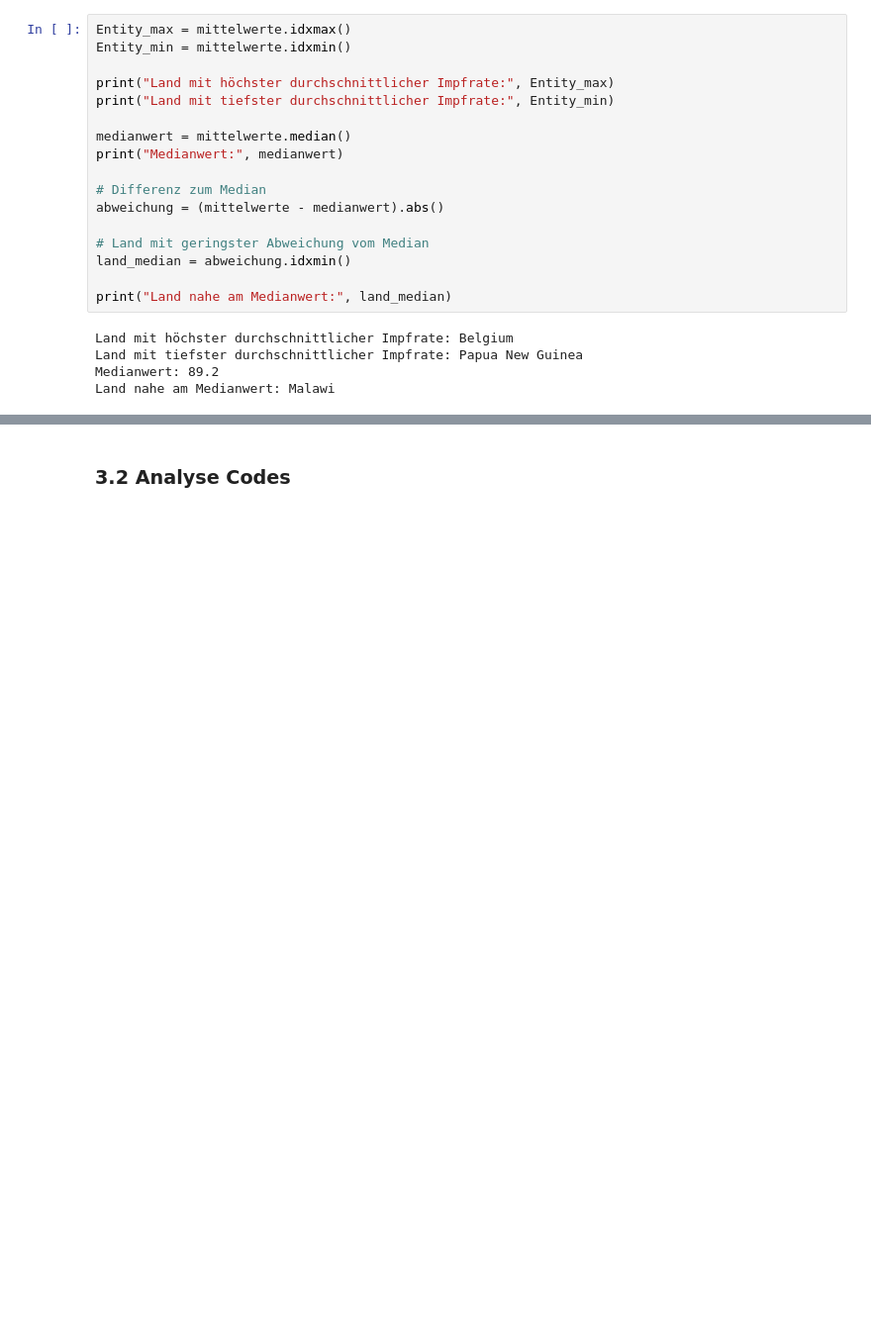
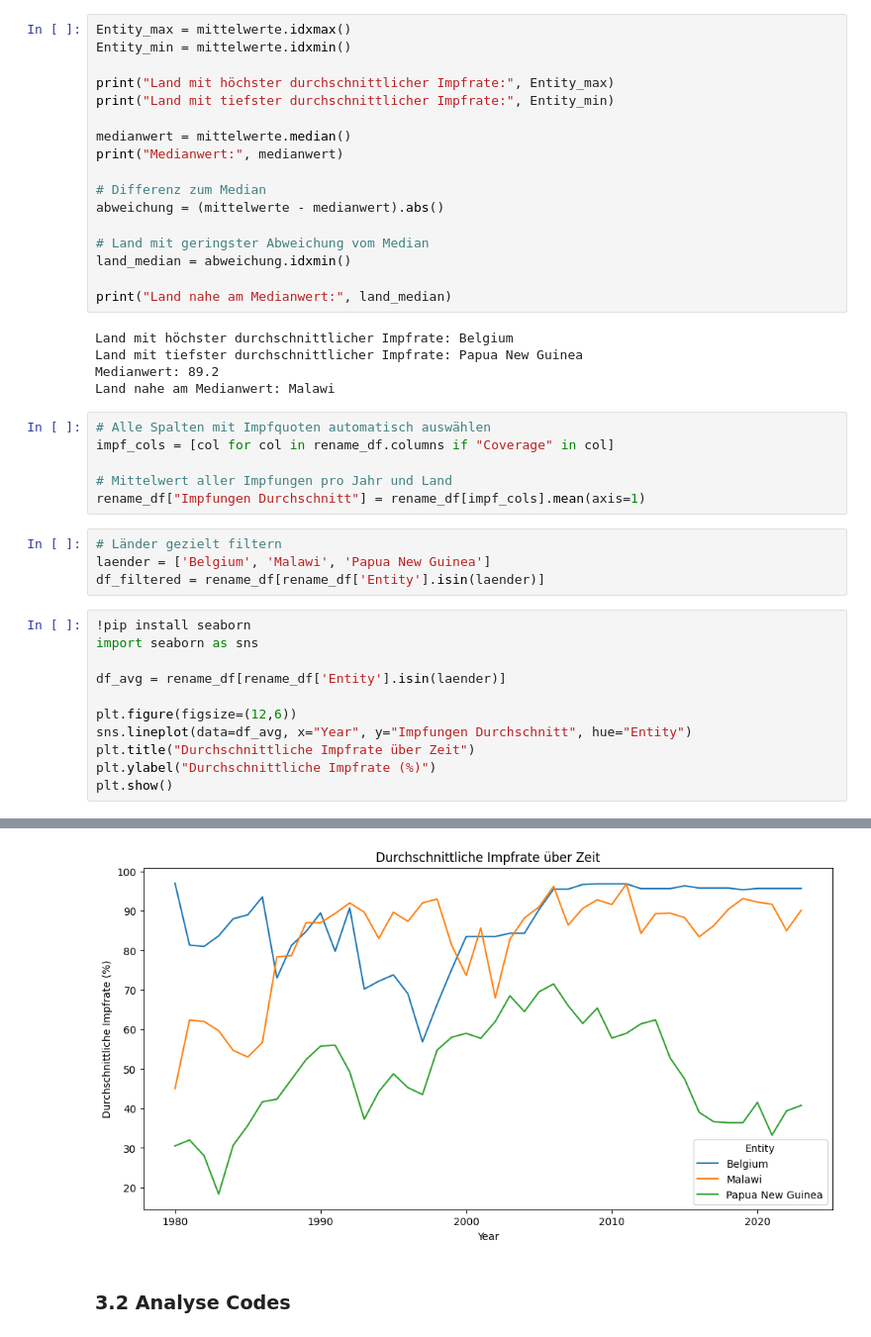
Before and after one commit to gandlea/LN-2-HS2025, a Jupyter notebook: Leistungsnachweis.ipynb, the cells around one changed output, grey strips where cells are left out. Shown at 99% size. Drawn from its saved outputs; the diff is of its cells as text; blank space fills up the shorter version.

```diff
--- a/Leistungsnachweis.ipynb
+++ b/Leistungsnachweis.ipynb
@@ -287,3 +287,25 @@ Land mit höchster durchschnittlicher Impfrate: Belgium
 Land mit tiefster durchschnittlicher Impfrate: Papua New Guinea
 Medianwert: 89.2
 Land nahe am Medianwert: Malawi
+# %%
+# Alle Spalten mit Impfquoten automatisch auswählen
+impf_cols = [col for col in rename_df.columns if "Coverage" in col]
+
+# Mittelwert aller Impfungen pro Jahr und Land
+rename_df["Impfungen Durchschnitt"] = rename_df[impf_cols].mean(axis=1)
+# %%
+# Länder gezielt filtern
+laender = ['Belgium', 'Malawi', 'Papua New Guinea']
+df_filtered = rename_df[rename_df['Entity'].isin(laender)]
+# %%
+!pip install seaborn
+import seaborn as sns
+
+df_avg = rename_df[rename_df['Entity'].isin(laender)]
+
+plt.figure(figsize=(12,6))
+sns.lineplot(data=df_avg, x="Year", y="Impfungen Durchschnitt", hue="Entity")
+plt.title("Durchschnittliche Impfrate über Zeit")
+plt.ylabel("Durchschnittliche Impfrate (%)")
+plt.show()
+# %% [output]
@@ -290,3 +327,4 @@ Land nahe am Medianwert: Malawi
+[figure, added]
 # %% [markdown]
 ### 3.2 Analyse Codes
 # %%
```
Also changed, not shown: parts of 9 cells of this notebook.
